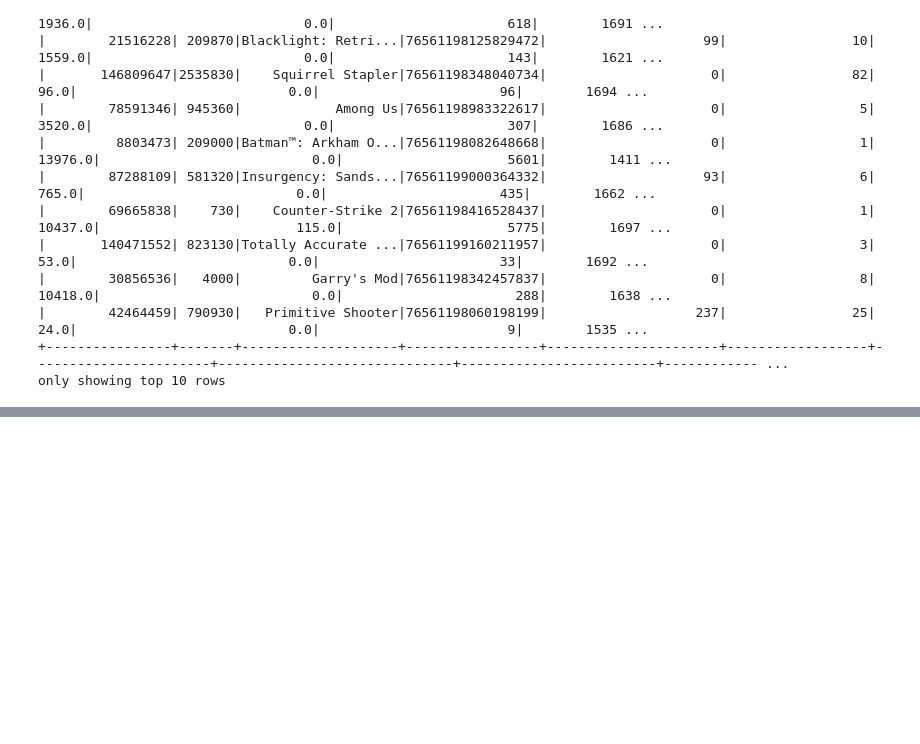
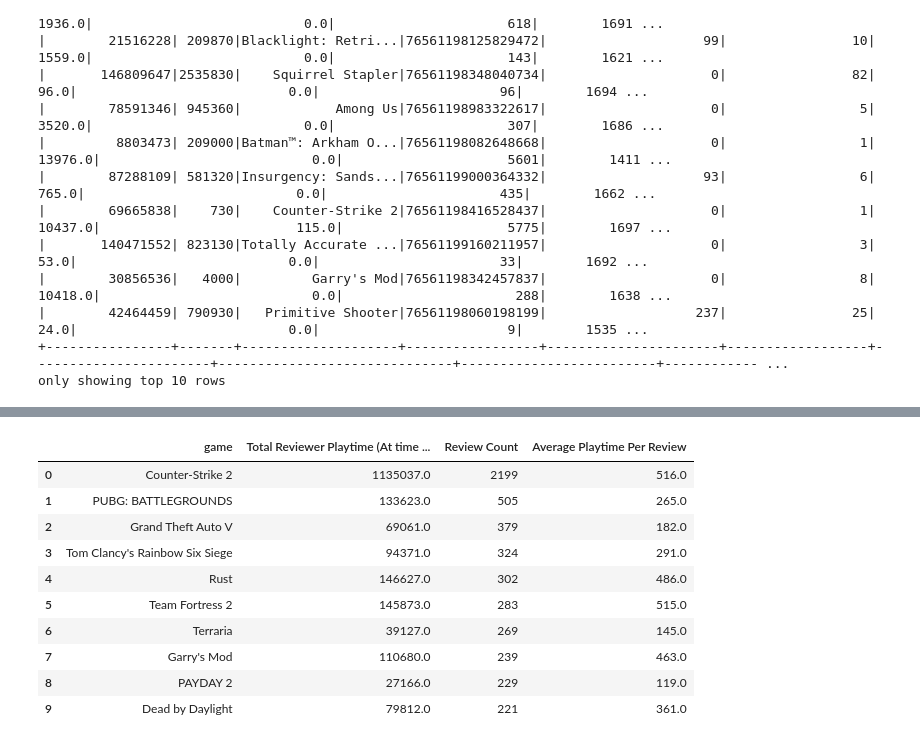
Before and after one commit to k-phantastic/Steam_Review_Analysis, a Jupyter notebook: 232_subset.ipynb, the cells around one changed output, grey strips where cells are left out. Cells and saved outputs as stored; diff of their text form; code cells hidden in the pictures; blank space fills up the shorter version.

```diff
--- a/232_subset.ipynb
+++ b/232_subset.ipynb
@@ -164,0 +239,14 @@ only showing top 20 rows
+# %%
+top_10_review_count_df
+# %% [output]
+|  | game | Total Reviewer Playtime (At time ... | Review Count | Average Playtime Per Review |
+| 0 | Counter-Strike 2 | 1135037.0 | 2199 | 516.0 |
+| 1 | PUBG: BATTLEGROUNDS | 133623.0 | 505 | 265.0 |
+| 2 | Grand Theft Auto V | 69061.0 | 379 | 182.0 |
+| 3 | Tom Clancy's Rainbow Six Siege | 94371.0 | 324 | 291.0 |
+| 4 | Rust | 146627.0 | 302 | 486.0 |
+| 5 | Team Fortress 2 | 145873.0 | 283 | 515.0 |
+| 6 | Terraria | 39127.0 | 269 | 145.0 |
+| 7 | Garry's Mod | 110680.0 | 239 | 463.0 |
+| 8 | PAYDAY 2 | 27166.0 | 229 | 119.0 |
+| 9 | Dead by Daylight | 79812.0 | 221 | 361.0 |
```
Also changed, not shown: parts of 14 cells of this notebook, 1 other file.
